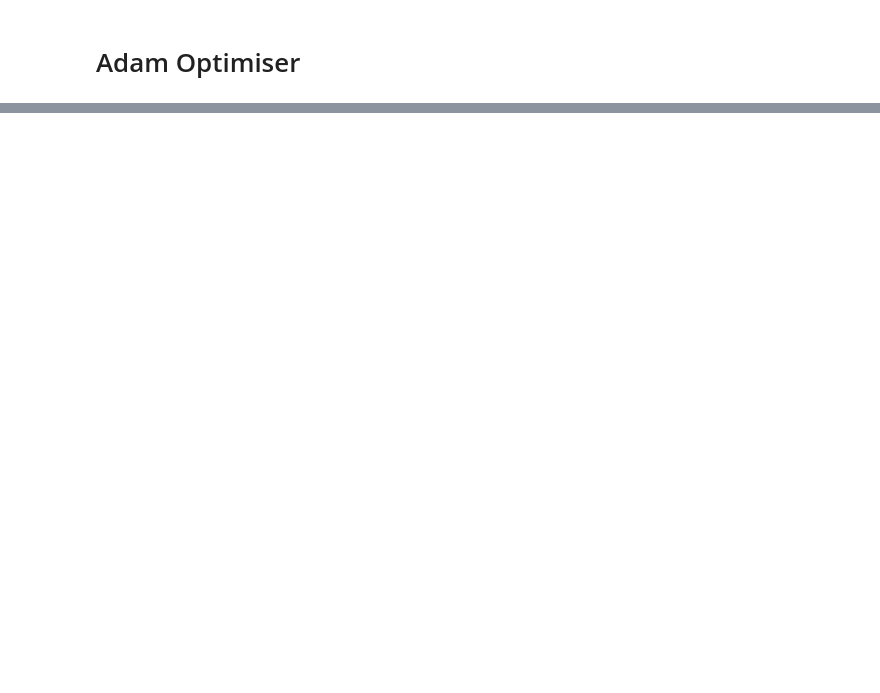
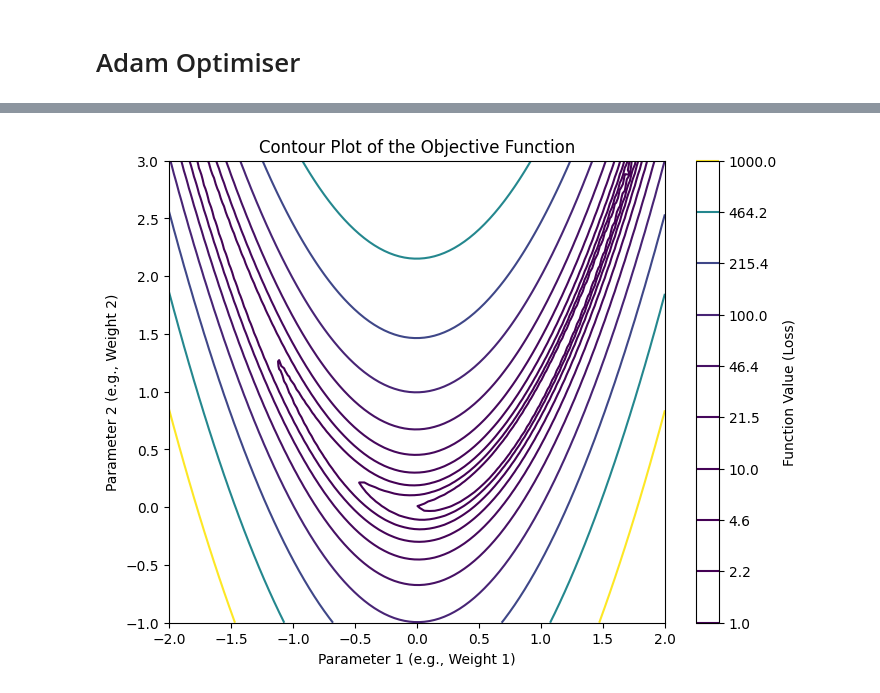
Before and after one commit to me5m7/System-Software-lab, a Jupyter notebook: Approximating_Quadratic_Function.ipynb, the cells around one changed output, grey strips where cells are left out. Cells and saved outputs as stored; diff of their text form; code cells hidden in the pictures; blank space fills up the shorter version.

```diff
--- a/Approximating_Quadratic_Function.ipynb
+++ b/Approximating_Quadratic_Function.ipynb
@@ -194,0 +201,23 @@ Update  Gradient Descent Error  Adam Error
+# %%
+# إنشاء شبكة من القيم لـ x و y
+x_vals = jnp.linspace(-2.0, 2.0, 100)
+y_vals = jnp.linspace(-1.0, 3.0, 100)
+X, Y = jnp.meshgrid(x_vals, y_vals)
+
+# دالة Rosenbrock (كمثال لدالة الهدف)
+def rosenbrock(x, y):
+    return (1 - x)**2 + 100 * (y - x**2)**2
+
+Z = rosenbrock(X, Y)
+
+# رسم المخطط الكفافي
+plt.figure(figsize=(8, 6))
+contour = plt.contour(X, Y, Z, levels=jnp.logspace(0, 3, 10), cmap='viridis')
+plt.colorbar(contour, label='Function Value (Loss)')
+plt.title('Contour Plot of the Objective Function')
+plt.xlabel('Parameter 1 (e.g., Weight 1)')
+plt.ylabel('Parameter 2 (e.g., Weight 2)')
+plt.savefig('Contour_Plot.png') # حفظ الرسم
+plt.show()
+# %% [output]
+[figure, added]
```
Also changed, not shown: parts of 6 cells of this notebook.
